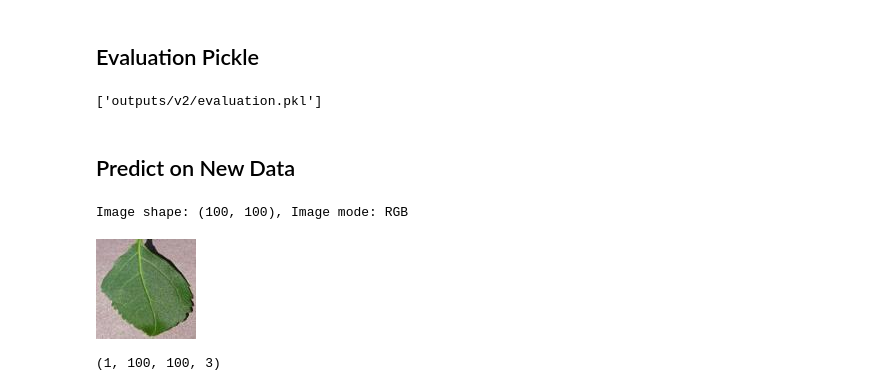
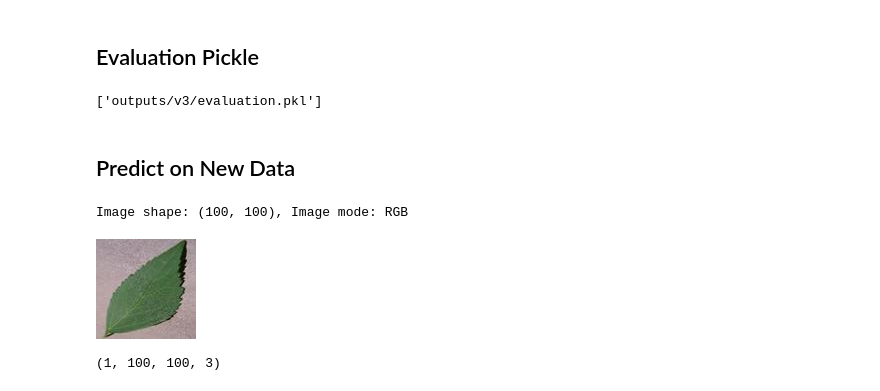
Before and after one commit to TomLiDev/mildew-detector, a Jupyter notebook: jupyter_notebooks/ImageAugmentation, Model Creation and Evaluation.ipynb, the cells around one changed output. Saved outputs shown, nothing was run; the diff lists cells and outputs as text; code cells hidden in the pictures.

Commit message:
Create v3 ML with linear activation in output

```diff
--- a/jupyter_notebooks/ImageAugmentation, Model Creation and Evaluation.ipynb
+++ b/jupyter_notebooks/ImageAugmentation, Model Creation and Evaluation.ipynb
@@ -411,24 +391,24 @@ evaluation = model.evaluate(test_set)
 ## Evaluation Pickle
 # %%
 joblib.dump(value=evaluation,
-            filename=f"outputs/v2/evaluation.pkl")
+            filename=f"outputs/{version}/evaluation.pkl")
 # %% [output]
-['outputs/v2/evaluation.pkl']
+['outputs/v3/evaluation.pkl']
 # %% [markdown]
 ## Predict on New Data
 # %%
 from tensorflow.keras.preprocessing import image
 
-pointer = 1
+pointer = 2
 label = labels[1]  # select Powdery Mildew or Healthy
 
 pil_image = image.load_img(test_path + '/' + label + '/' + os.listdir(test_path+'/' + label)[pointer],
                            target_size=image_shape, color_mode='rgb')
 print(f'Image shape: {pil_image.size}, Image mode: {pil_image.mode}')
 pil_image
 # %% [output]
 Image shape: (100, 100), Image mode: RGB
-[figure, old version]
+[figure, new version]
 # %%
 my_image = image.img_to_array(pil_image)
 my_image = np.expand_dims(my_image, axis=0)/255
```
Also changed, not shown: parts of 17 cells of this notebook, 12 other files.
